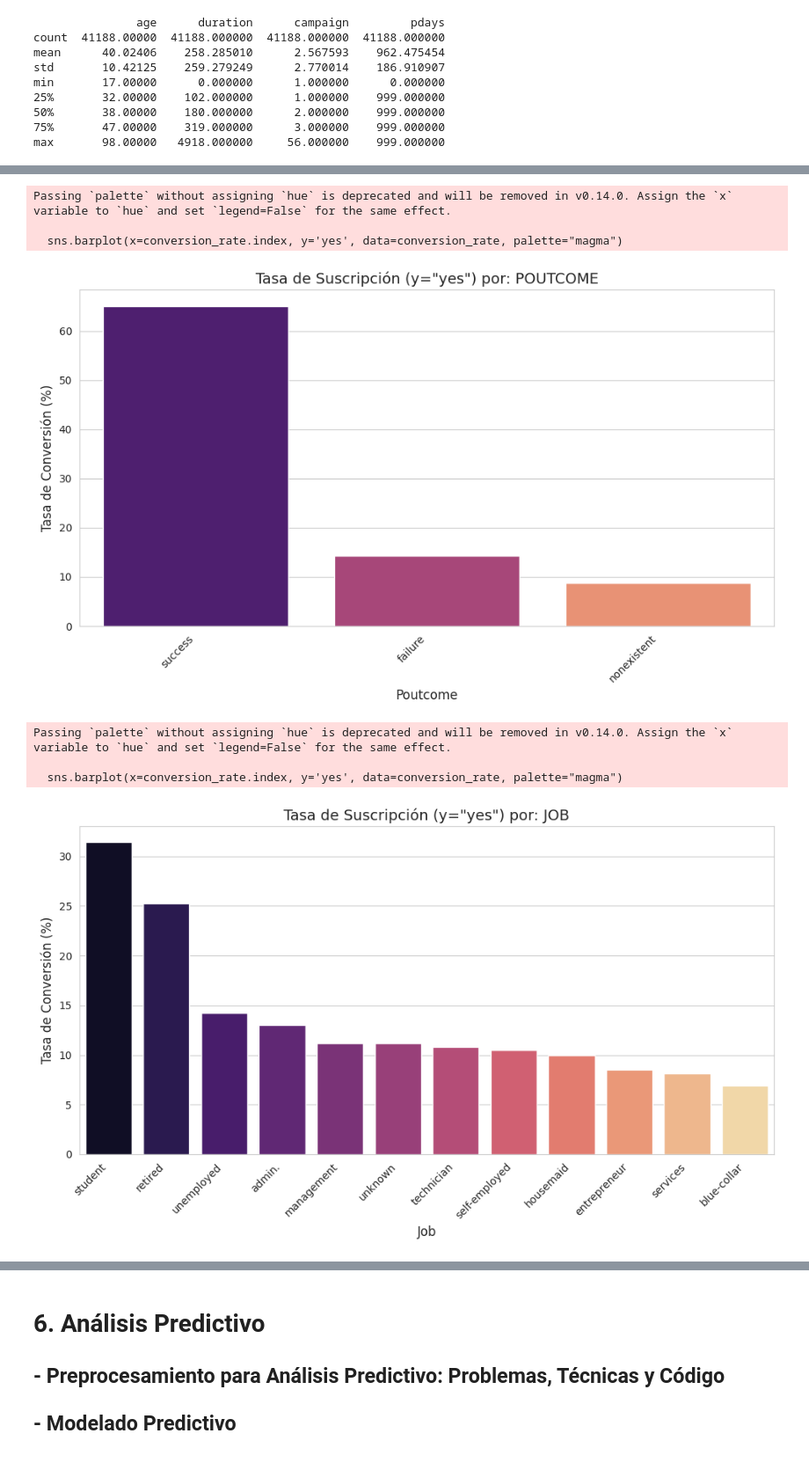
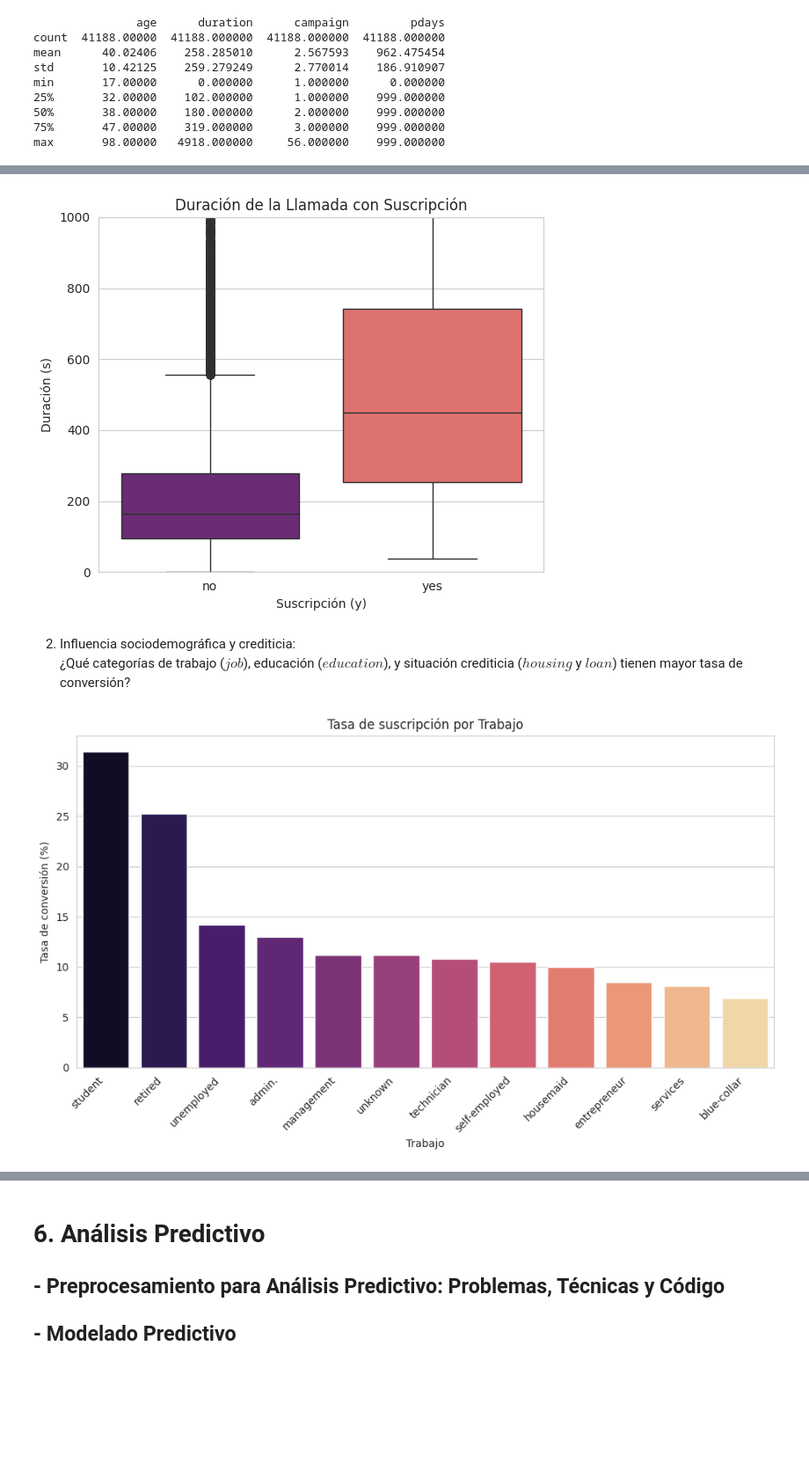
Before and after one commit to bidallei/MIAAD-UACJ, a Jupyter notebook: ProyectoFinalProgADAP_263150.ipynb, the cells around one changed output, grey strips where cells are left out. Shown: that part at 88% size. Drawn from its saved outputs; the diff is of its cells as text; code cells hidden in the pictures; blank space fills up the shorter version.

```diff
--- a/ProyectoFinalProgADAP_263150.ipynb
+++ b/ProyectoFinalProgADAP_263150.ipynb
@@ -226,10 +202,0 @@ Name: proportion, dtype: float64
-# %%
-import pandas as pd
-import numpy as np
-import matplotlib.pyplot as plt
-import seaborn as sns
-
-# Configuración básica de visualización
-sns.set_style("whitegrid")
-plt.rcParams['figure.figsize'] = (10, 6)
-plt.rcParams['figure.dpi'] = 100
@@ -236,33 +423,37 @@ plt.rcParams['figure.dpi'] = 100
+# %%
+# Boxplot de Número de contactos (campaign) con Suscripción
+plt.figure(figsize=(6, 5))
+sns.boxplot(x='y', y='duration', data=df,
+            hue='y', legend=False, palette="magma")
+plt.ylim(0, 1000)
+plt.title("Duración de la Llamada con Suscripción")
+plt.xlabel("Suscripción (y)")
+plt.ylabel("Duración (s)")
+plt.tight_layout()
+plt.show()
+# %% [output]
+[figure, added]
+# %% [markdown]
+2. Influencia sociodemográfica y crediticia: <br>
+¿Qué categorías de trabajo ($job$), educación ($education$), y situación crediticia ($housing$ y $loan$) tienen mayor tasa de conversión?
 # %%
-def plot_conversion_rate(df, column):
-    """Calcula y grafica la tasa de conversión (y='yes') por categoría."""
+# Tasa de conversión por Trabajo
+table_job = pd.crosstab(df['job'], df['y'], normalize='index') * 100
+conversion_job = table_job['yes'].sort_values(ascending=False)
 
-    # Crea una tabla de contingencia de proporciones normalizada por la columna
-    conversion_table = pd.crosstab(df[column], df['y'], normalize='index').mul(100)
-
-    # Extrae solo la tasa de éxito ('yes') y ordena
-    conversion_rate = conversion_table['yes'].sort_values(ascending=False).to_frame()
-
-    plt.figure(figsize=(10, 6))
-    sns.barplot(x=conversion_rate.index, y='yes', data=conversion_rate, palette="magma")
-    plt.title(f'Tasa de Suscripción (y="yes") por: {column.upper()}', fontsize=14)
-    plt.ylabel('Tasa de Conversión (%)', fontsize=12)
-    plt.xlabel(column.capitalize(), fontsize=12)
-    plt.xticks(rotation=45, ha='right')
-    plt.tight_layout()
-    plt.show()
-
-# Variables Categóricas con fuerte influencia
-categorical_analysis_cols = ['poutcome', 'job', 'marital', 'loan', 'housing']
-
-for col in categorical_analysis_cols:
-    plot_conversion_rate(df, col)
+plt.figure(figsize=(10, 6))
+sns.barplot(
+    x=conversion_job.index,
+    y=conversion_job.values,
+    hue=conversion_job.index,
+    legend=False,
+    palette="magma"
+)
+plt.title("Tasa de suscripción por Trabajo")
+plt.ylabel("Tasa de conversión (%)")
+plt.xlabel("Trabajo")
+plt.xticks(rotation=45, ha='right')
+plt.tight_layout()
+plt.show()
 # %% [output]
-Passing `palette` without assigning `hue` is deprecated and will be removed in v0.14.0. Assign the `x` variable to `hue` and set `legend=False` for the same effect.
-
-  sns.barplot(x=conversion_rate.index, y='yes', data=conversion_rate, palette="magma")
-[figure, old version]
+[figure, new version]
-Passing `palette` without assigning `hue` is deprecated and will be removed in v0.14.0. Assign the `x` variable to `hue` and set `legend=False` for the same effect.
-
-  sns.barplot(x=conversion_rate.index, y='yes', data=conversion_rate, palette="magma")
-[figure, removed]
```
Also changed, not shown: parts of 41 cells of this notebook.
